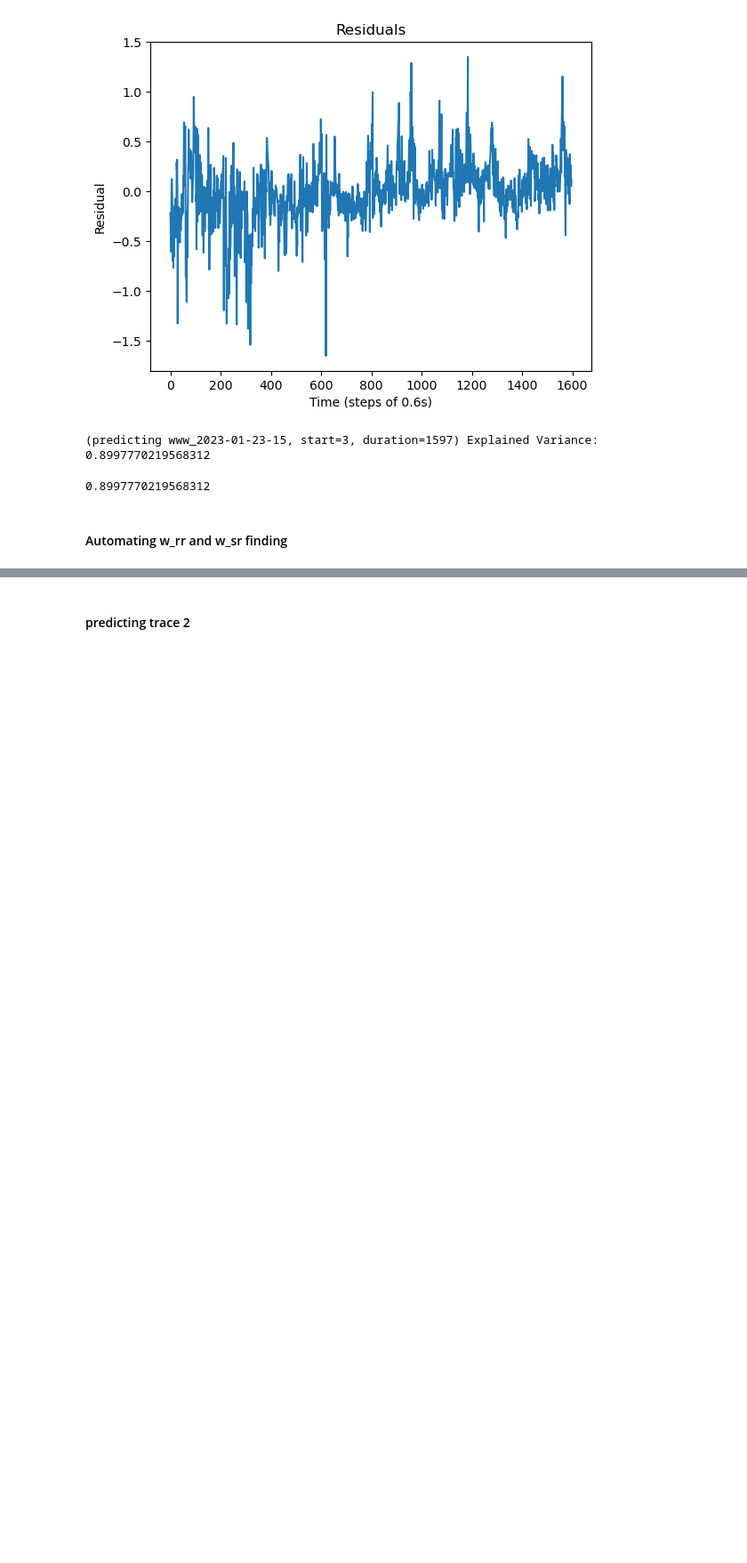
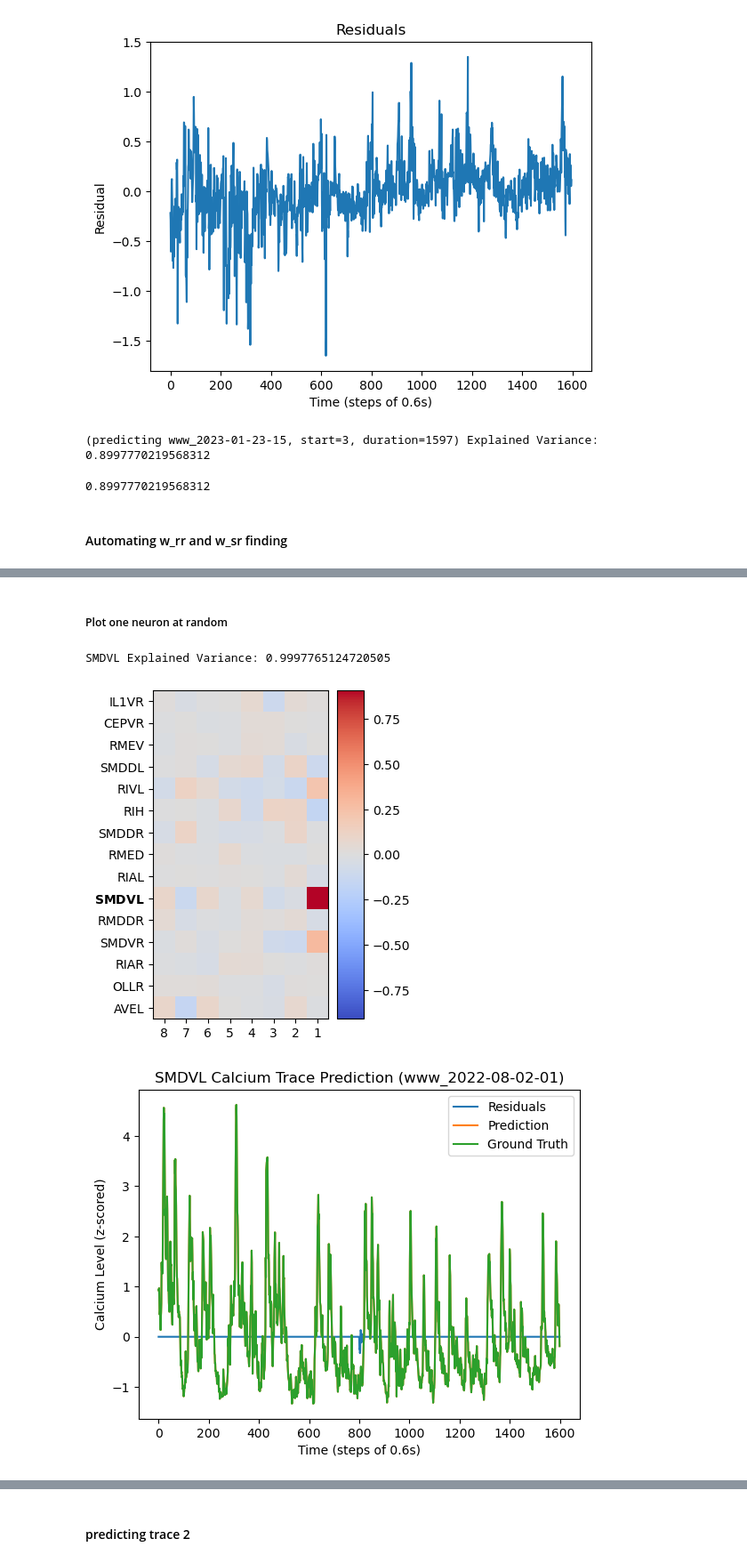
Before and after one commit to ironak/worms, a Jupyter notebook: model.ipynb, the cells around one changed output, grey strips where cells are left out. Shown at 89% size. Cells and saved outputs as stored; diff of their text form; code cells hidden in the pictures; blank space fills up the shorter version.

```diff
--- a/model.ipynb
+++ b/model.ipynb
@@ -766,0 +869,26 @@ CONTEXT_1.predict(neurons, start=1100, duration=500, plot=True)
+# %% [markdown]
+##### Plot one neuron at random
+# %%
+neuron = neurons[np.random.randint(len(neurons))]
+i = neuron.index
+prediction = predictions[i,:]
+observation = CONTEXT_1.trace_obj.traces[i,:]
+explained_variance = 1 - (mean_squared_error(observation, prediction))/np.var(observation)
+print(f"{neuron.label} Explained Variance: {explained_variance}")
+
+neuron.visualize_c()
+
+DataFrame({
+    'Residuals': observation - prediction,
+    'Prediction': prediction,
+    'Ground Truth': observation,
+}).plot(
+    title=f"{neuron.label} Calcium Trace Prediction ({CONTEXT_1.trace_obj.uid})",
+    xlabel=f"Time (steps of {CONTEXT_1.trace_obj.avg_timestep}s)",
+    ylabel="Calcium Level (z-scored)",
+    legend=True)
+plt.show()
+# %% [output]
+SMDVL Explained Variance: 0.9997765124720505
+[figure, added]
+[figure, added]
```
Also changed, not shown: parts of 17 cells of this notebook.
